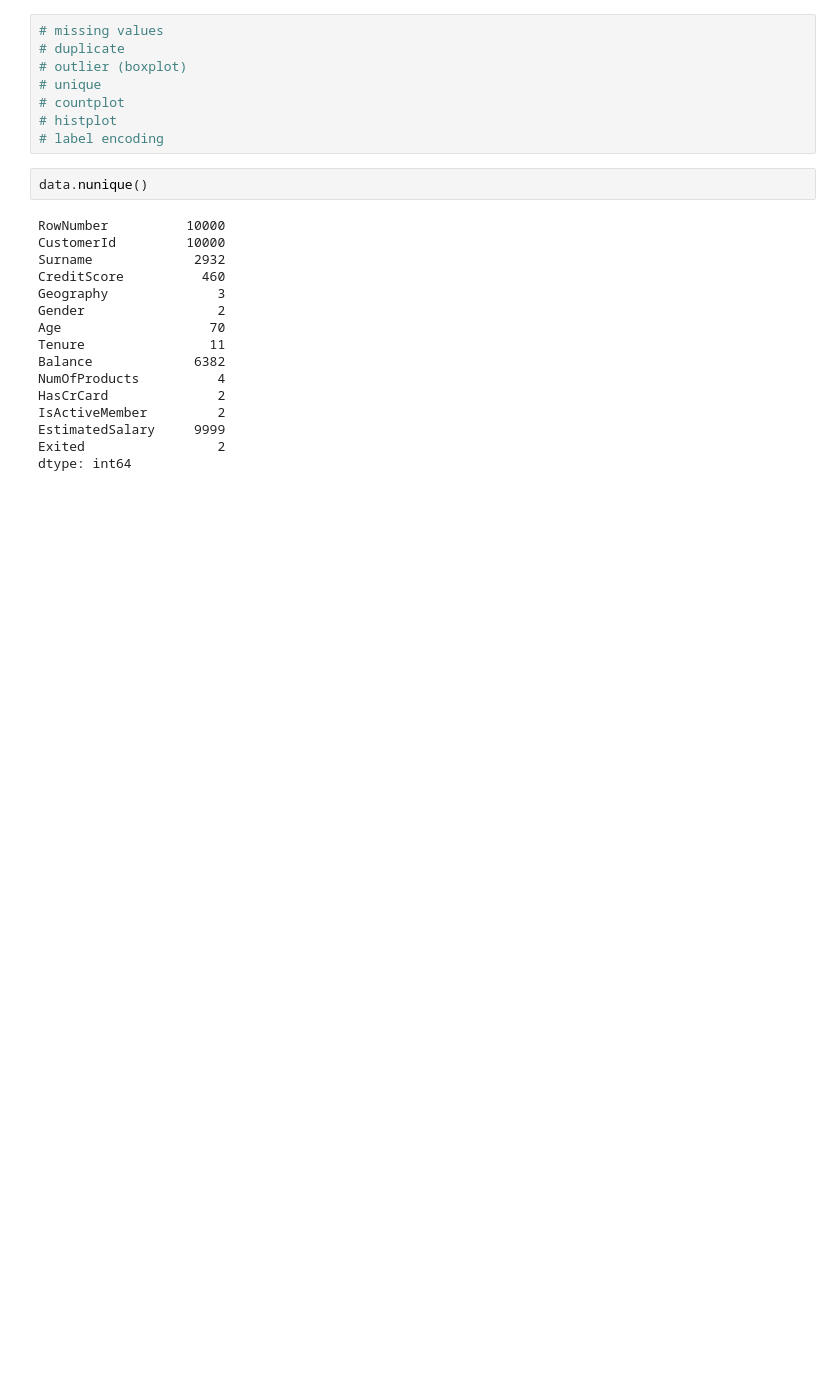
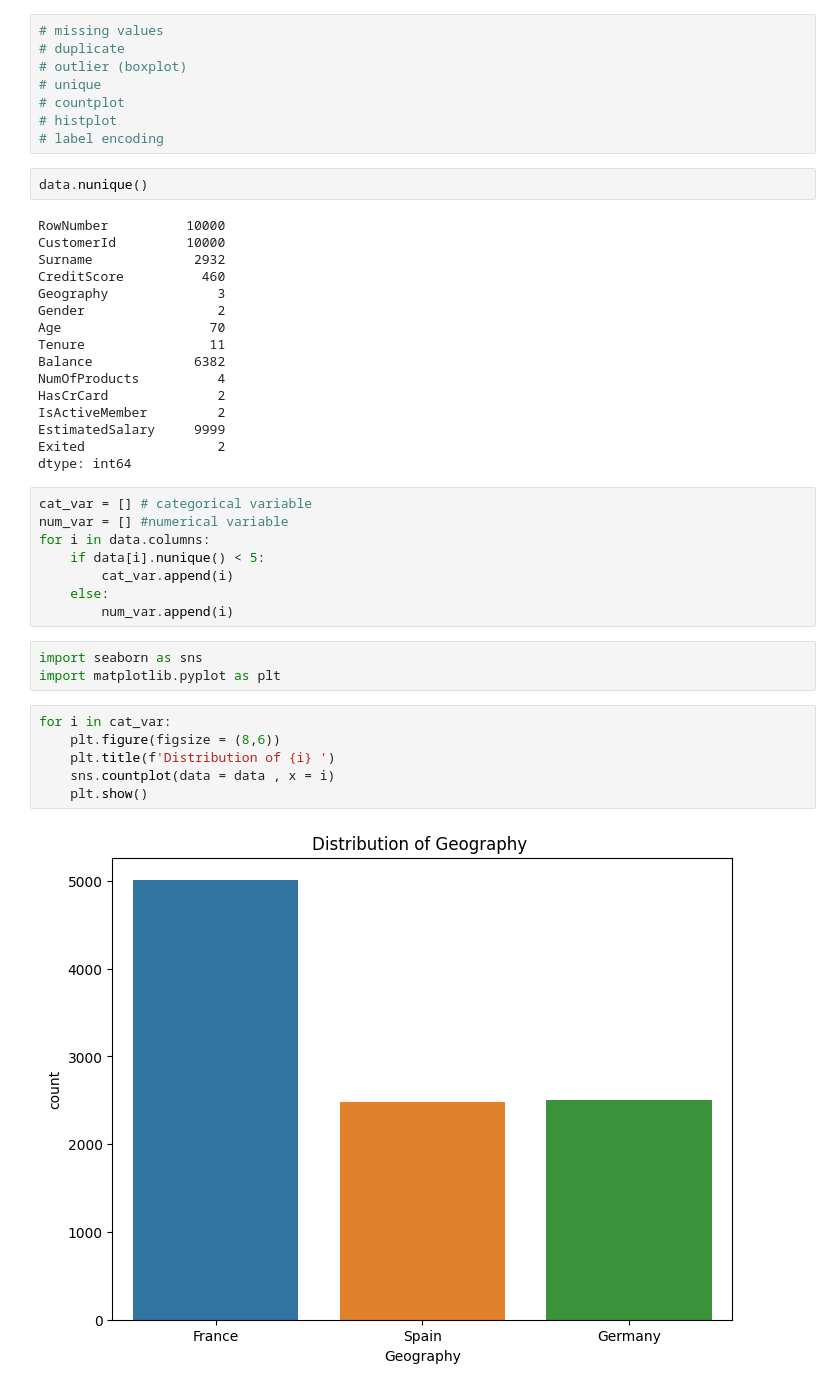
Before and after one commit to Murad-pitafi/Banks-Customer-Churn-Prediction, a Jupyter notebook: banks-churn.ipynb, the cells around one changed output. Cells and saved outputs as stored; diff of their text form; blank space fills up the shorter version.

Commit message:
Kaggle Notebook | Banks churn  | Data Distribution

```diff
--- a/banks-churn.ipynb
+++ b/banks-churn.ipynb
@@ -55,3 +55,22 @@ IsActiveMember         2
 EstimatedSalary     9999
 Exited                 2
 dtype: int64
+# %%
+cat_var = [] # categorical variable
+num_var = [] #numerical variable
+for i in data.columns:
+    if data[i].nunique() < 5:
+        cat_var.append(i)
+    else:
+        num_var.append(i)
+# %%
+import seaborn as sns
+import matplotlib.pyplot as plt
+# %%
+for i in cat_var:
+    plt.figure(figsize = (8,6))
+    plt.title(f'Distribution of {i} ')
+    sns.countplot(data = data , x = i)
+    plt.show()
+# %% [output]
+[figure, added]
```
Also changed, not shown: parts of 4 cells of this notebook.
